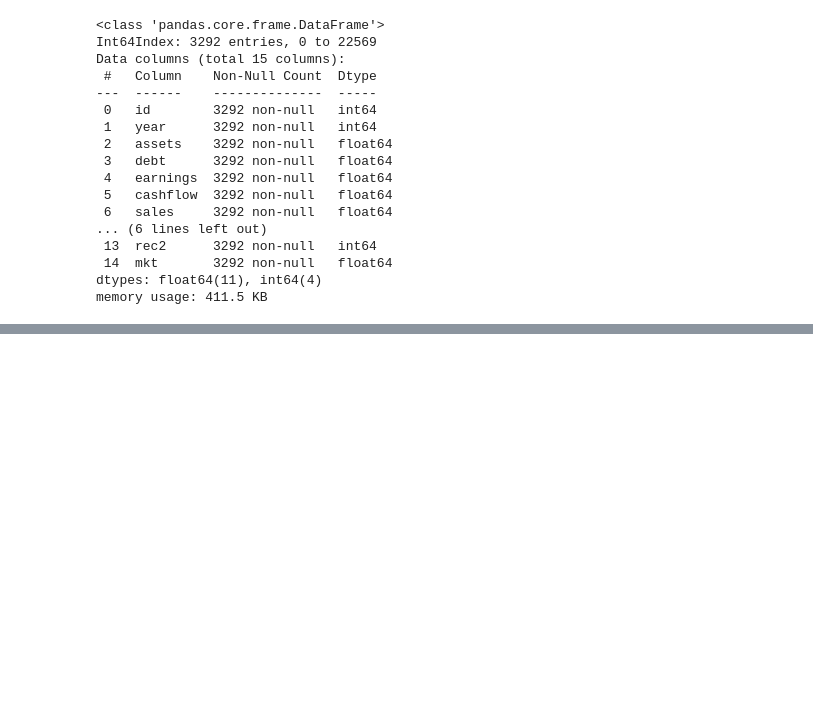
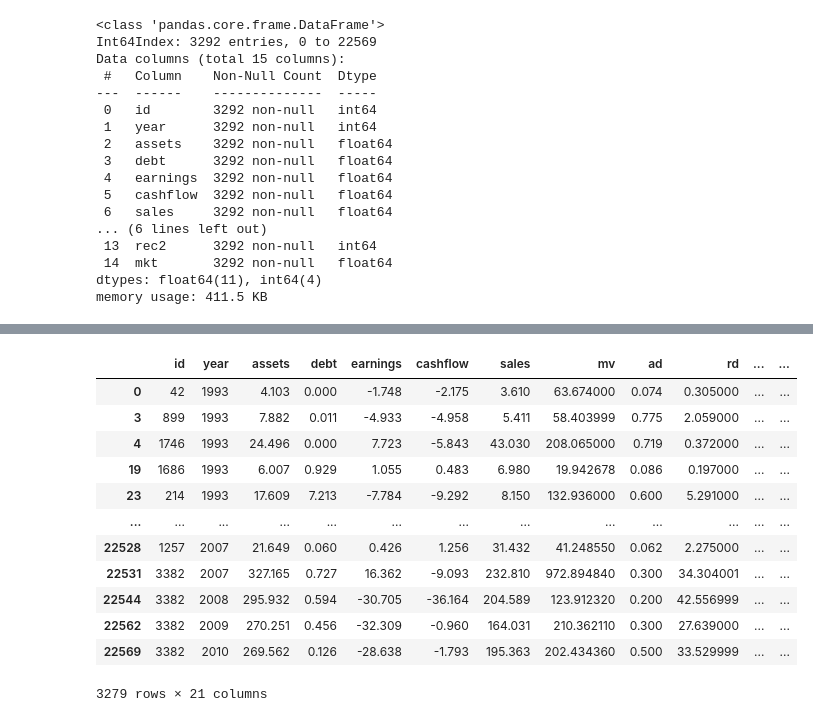
Before and after one commit to cyrilmichino/health-marketing-analytics, a Jupyter notebook: notebook.ipynb, the cells around one changed output, grey strips where cells are left out. Saved outputs shown, nothing was run; the diff lists cells and outputs as text; code cells hidden in the pictures; blank space fills up the shorter version.

```diff
--- a/notebook.ipynb
+++ b/notebook.ipynb
@@ -188,0 +202,25 @@ data.head()
+# %%
+#Generate Market growth
+data['mkt_growth'] = 0
+
+for year in data.year.unique()[1:]:
+    current = np.sum(data['sales'] * np.equal(data['year'],year))
+    past = np.sum(data['sales'] * np.equal(data['year'],year-1))
+    growth = (current-past)/past
+    data.at[data['year'] == year, 'mkt_growth'] = growth
+
+data
+# %% [output]
+|  | id | year | assets | debt | earnings | cashflow | sales | mv | ad | rd | ... | ... |
+| 0 | 42 | 1993 | 4.103 | 0.000 | -1.748 | -2.175 | 3.610 | 63.674000 | 0.074 | 0.305000 | ... | ... |
+| 3 | 899 | 1993 | 7.882 | 0.011 | -4.933 | -4.958 | 5.411 | 58.403999 | 0.775 | 2.059000 | ... | ... |
+| 4 | 1746 | 1993 | 24.496 | 0.000 | 7.723 | -5.843 | 43.030 | 208.065000 | 0.719 | 0.372000 | ... | ... |
+| 19 | 1686 | 1993 | 6.007 | 0.929 | 1.055 | 0.483 | 6.980 | 19.942678 | 0.086 | 0.197000 | ... | ... |
+| 23 | 214 | 1993 | 17.609 | 7.213 | -7.784 | -9.292 | 8.150 | 132.936000 | 0.600 | 5.291000 | ... | ... |
+| ... | ... | ... | ... | ... | ... | ... | ... | ... | ... | ... | ... | ... |
+| 22528 | 1257 | 2007 | 21.649 | 0.060 | 0.426 | 1.256 | 31.432 | 41.248550 | 0.062 | 2.275000 | ... | ... |
+| 22531 | 3382 | 2007 | 327.165 | 0.727 | 16.362 | -9.093 | 232.810 | 972.894840 | 0.300 | 34.304001 | ... | ... |
+| 22544 | 3382 | 2008 | 295.932 | 0.594 | -30.705 | -36.164 | 204.589 | 123.912320 | 0.200 | 42.556999 | ... | ... |
+| 22562 | 3382 | 2009 | 270.251 | 0.456 | -32.309 | -0.960 | 164.031 | 210.362110 | 0.300 | 27.639000 | ... | ... |
+| 22569 | 3382 | 2010 | 269.562 | 0.126 | -28.638 | -1.793 | 195.363 | 202.434360 | 0.500 | 33.529999 | ... | ... |
+3279 rows × 21 columns
```
Also changed, not shown: parts of 18 cells of this notebook, 3 other files.
